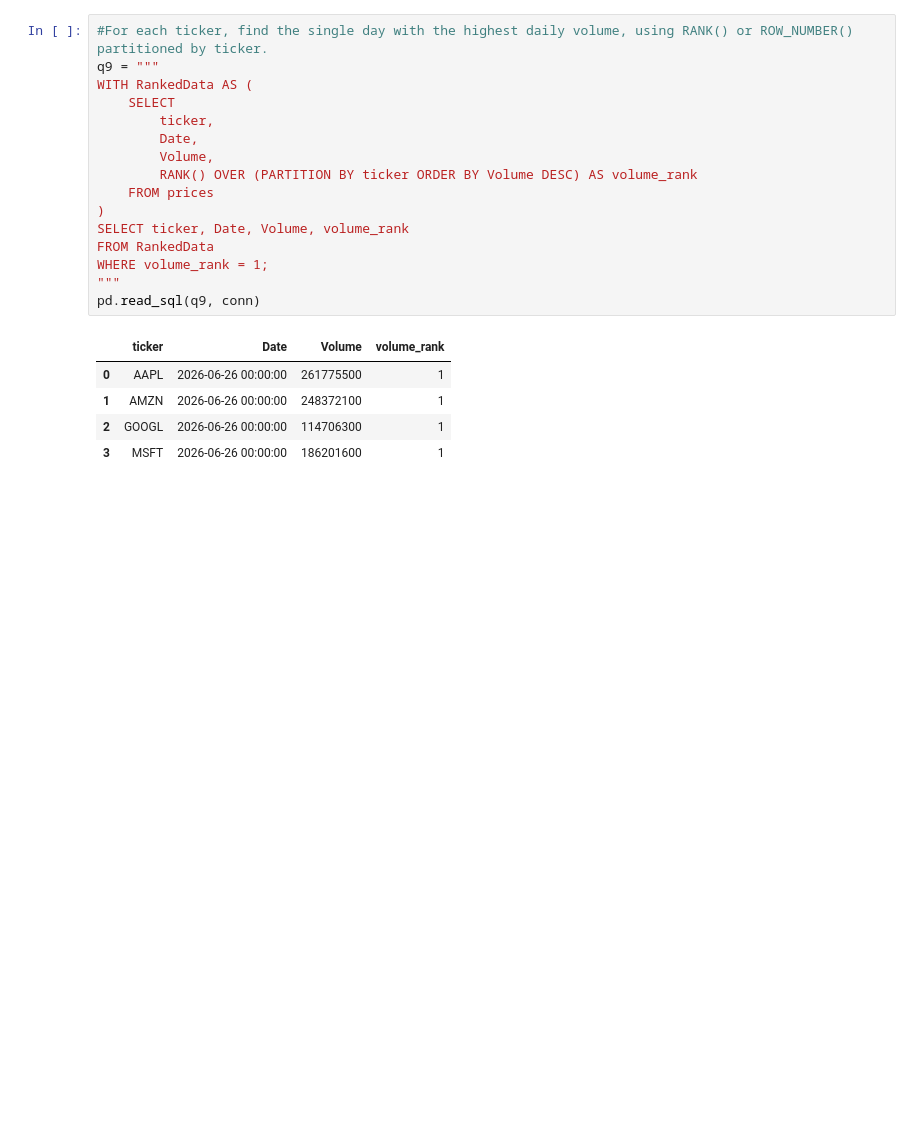
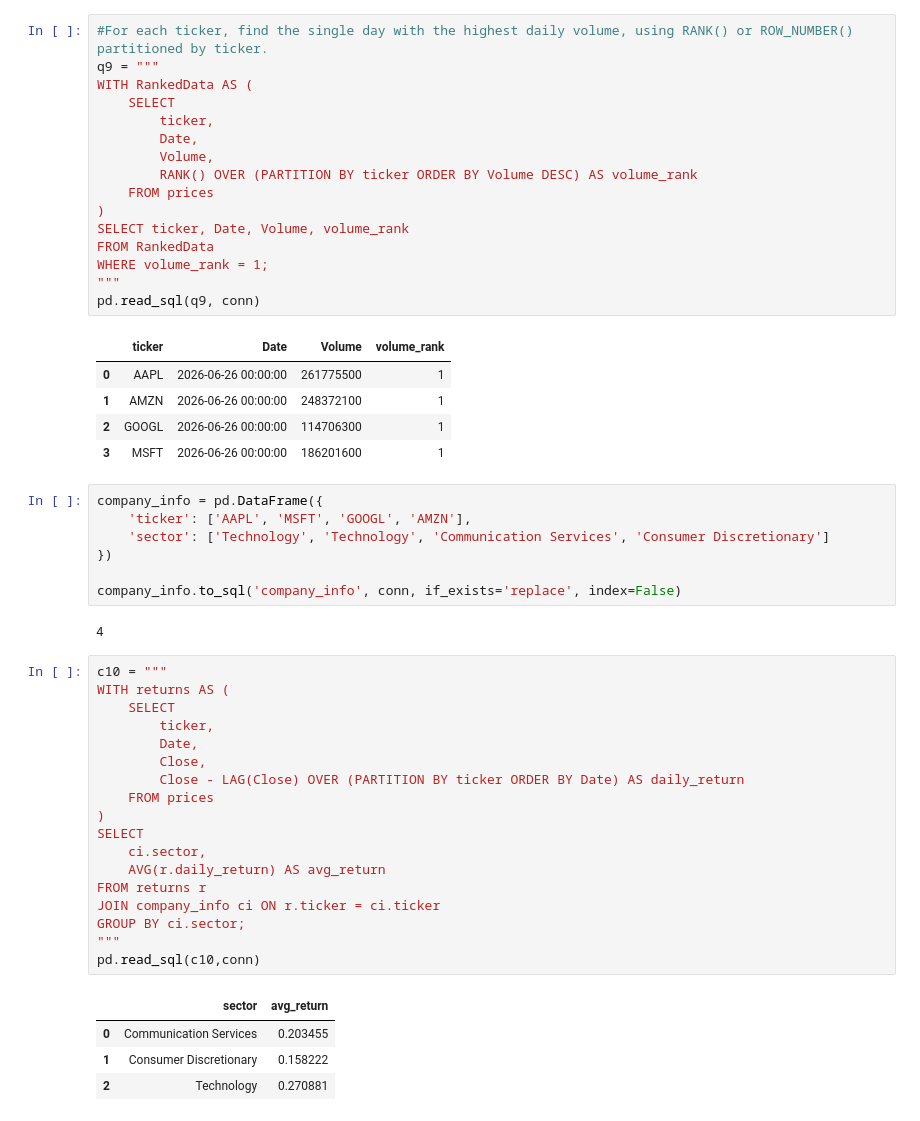
Before and after one commit to mpatelgr/finance-data-pipeline, a Jupyter notebook: notebooks/01_yfinance_test.ipynb, the cells around one changed output. Cells and saved outputs as stored; diff of their text form; blank space fills up the shorter version.

```diff
--- a/notebooks/01_yfinance_test.ipynb
+++ b/notebooks/01_yfinance_test.ipynb
@@ -241,3 +241,35 @@ pd.read_sql(q9, conn)
 | 1 | AMZN | 2026-06-26 00:00:00 | 248372100 | 1 |
 | 2 | GOOGL | 2026-06-26 00:00:00 | 114706300 | 1 |
 | 3 | MSFT | 2026-06-26 00:00:00 | 186201600 | 1 |
+# %%
+company_info = pd.DataFrame({
+    'ticker': ['AAPL', 'MSFT', 'GOOGL', 'AMZN'],
+    'sector': ['Technology', 'Technology', 'Communication Services', 'Consumer Discretionary']
+})
+
+company_info.to_sql('company_info', conn, if_exists='replace', index=False)
+# %% [output]
+4
+# %%
+c10 = """
+WITH returns AS (
+    SELECT
+        ticker,
+        Date,
+        Close,
+        Close - LAG(Close) OVER (PARTITION BY ticker ORDER BY Date) AS daily_return
+    FROM prices
+)
+SELECT
+    ci.sector,
+    AVG(r.daily_return) AS avg_return
+FROM returns r
+JOIN company_info ci ON r.ticker = ci.ticker
+GROUP BY ci.sector;
+"""
+pd.read_sql(c10,conn)
+# %% [output]
+|  | sector | avg_return |
+| 0 | Communication Services | 0.203455 |
+| 1 | Consumer Discretionary | 0.158222 |
+| 2 | Technology | 0.270881 |
```
Also changed, not shown: parts of 1 cell of this notebook, 1 other file.
